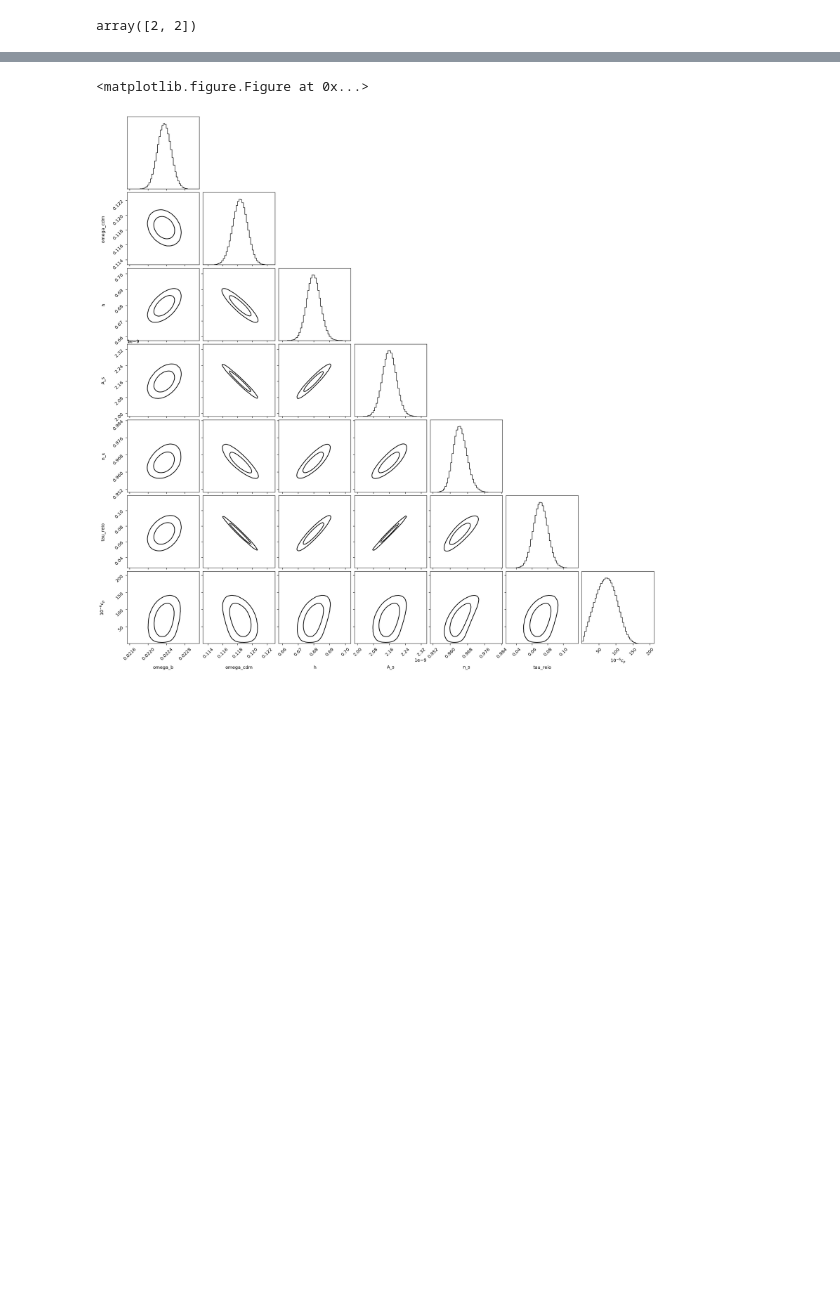
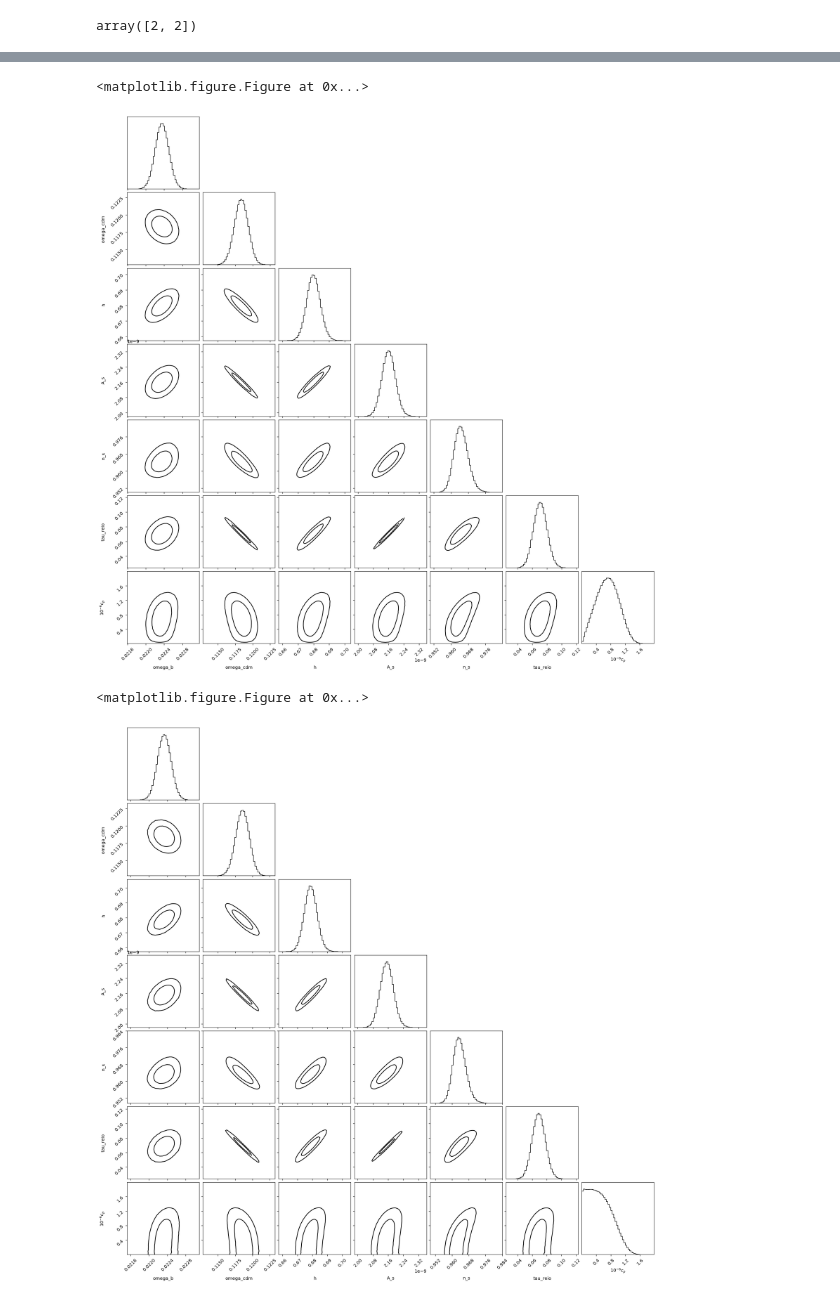
Before and after one commit to AizhanAkh/fishchips-Changes, a Jupyter notebook: IDM Fisher Matrices-Laptop.ipynb, the cells around one changed output, grey strips where cells are left out. Drawn from its saved outputs; the diff is of its cells as text; code cells hidden in the pictures; blank space fills up the shorter version.

```diff
--- a/IDM Fisher Matrices-Laptop.ipynb
+++ b/IDM Fisher Matrices-Laptop.ipynb
@@ -245,7 +245,7 @@ def convert_to_cc_array(sig, mass_X):
         ( (mass_X * mp) / (mass_X + mp) * GeV )**2
 
     #derived_cc = np.sqrt( sig / cc_conversion )
-    derived_cc = np.sqrt( sig/ cc_conversion)
+    derived_cc = np.sqrt( sig *1.e-4/ cc_conversion)
     return derived_cc
 
 
@@ -281,8 +281,23 @@ corner.corner(modified,
               plot_datapoints=False, plot_density=False, bins=50,
               levels=(0.68,0.95), lw=2, fig=fig,
               hist_kwargs={'density':True}, labels=[r'omega_b', r'omega_cdm', r'h',  r'A_s', r'n_s', r'tau_reio', r'$10^{-6}c_{p}$'],
-
               weight=1./np.sqrt(samps.T[-1])); # sqrt(sigma_p) prior
 # %% [output]
 <matplotlib.figure.Figure at 0x...>
-[figure, old version]
+[figure, new version]
+# %%
+samps = get_samps(cov, centers, num=int(1e8)) # get the samples from the covariance
+samps = samps[samps.T[-1]>0] # sigma_p cannot be negative
+modified = samps.copy()
+modified.T[-1] = convert_to_cc_array(modified.T[-1], 1.0) * 1e-6 # convert to 1e6 * cc
+plt.figure()
+fig, ax = plt.subplots(npar, npar, figsize=(18,18))
+corner.corner(modified,
+              plot_datapoints=False, plot_density=False, bins=50,
+              weights=1./np.sqrt(samps.T[-1]),
+              levels=(0.68,0.95),lw=2, fig=fig, color='black',
+              labels=[r'omega_b', r'omega_cdm', r'h',  r'A_s', r'n_s', r'tau_reio', r'$10^{-6}c_{p}$'],
+              hist_kwargs={'normed':True});
+# %% [output]
+<matplotlib.figure.Figure at 0x...>
+[figure, added]
```
Also changed, not shown: parts of 1 cell of this notebook.
